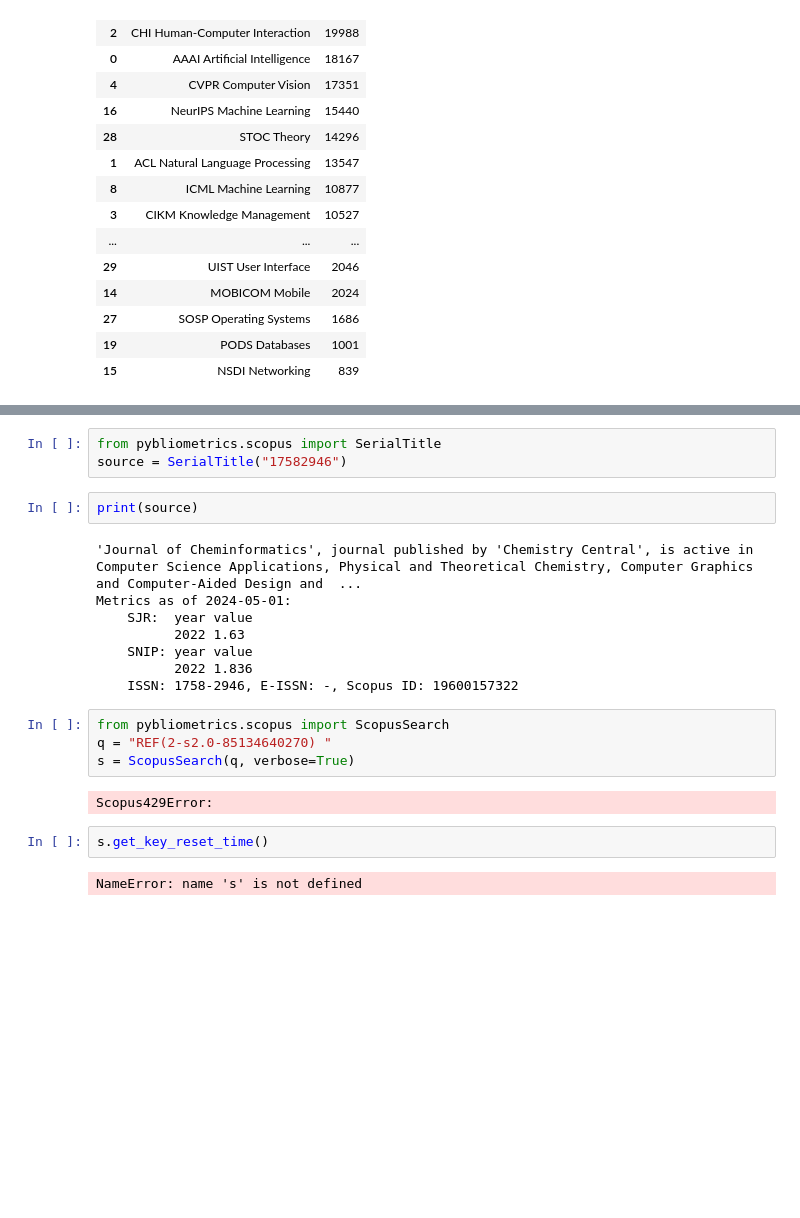
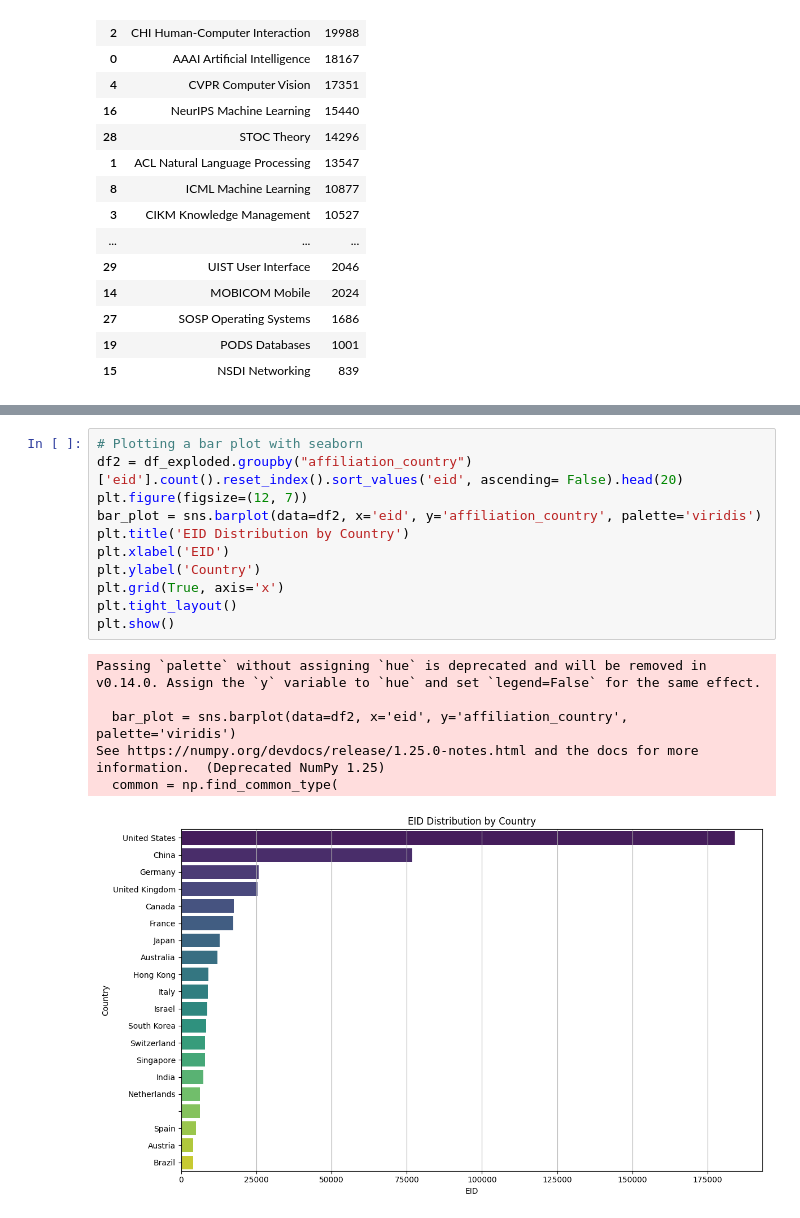
Before and after one commit to JJEliPark/Bibliometric, a Jupyter notebook: papers_eda.ipynb, the cells around one changed output, grey strips where cells are left out. Cells and saved outputs as stored; diff of their text form; blank space fills up the shorter version.

```diff
--- a/papers_eda.ipynb
+++ b/papers_eda.ipynb
@@ -69,23 +134,18 @@ data.groupby('year').count().reset_index()[['year', 'eid']].sort_values('year')
-# %%
-from pybliometrics.scopus import SerialTitle
-source = SerialTitle("17582946")
-# %%
-print(source)
-# %% [output]
-'Journal of Cheminformatics', journal published by 'Chemistry Central', is active in Computer Science Applications, Physical and Theoretical Chemistry, Computer Graphics and Computer-Aided Design and  ...
-Metrics as of 2024-05-01:
-    SJR:  year value
-          2022 1.63
-    SNIP: year value
-          2022 1.836
-    ISSN: 1758-2946, E-ISSN: -, Scopus ID: 19600157322
-# %%
-from pybliometrics.scopus import ScopusSearch
-q = "REF(2-s2.0-85134640270) "
-s = ScopusSearch(q, verbose=True)
-# %% [output]
-Scopus429Error:
-# %%
-s.get_key_reset_time()
-# %% [output]
-NameError: name 's' is not defined
+# %%
+# Plotting a bar plot with seaborn
+df2 = df_exploded.groupby("affiliation_country")['eid'].count().reset_index().sort_values('eid', ascending= False).head(20)
+plt.figure(figsize=(12, 7))
+bar_plot = sns.barplot(data=df2, x='eid', y='affiliation_country', palette='viridis')
+plt.title('EID Distribution by Country')
+plt.xlabel('EID')
+plt.ylabel('Country')
+plt.grid(True, axis='x')
+plt.tight_layout()
+plt.show()
+# %% [output]
+Passing `palette` without assigning `hue` is deprecated and will be removed in v0.14.0. Assign the `y` variable to `hue` and set `legend=False` for the same effect.
+
+  bar_plot = sns.barplot(data=df2, x='eid', y='affiliation_country', palette='viridis')
+See https://numpy.org/devdocs/release/1.25.0-notes.html and the docs for more information.  (Deprecated NumPy 1.25)
+  common = np.find_common_type(
+[figure, added]
```
Also changed, not shown: parts of 5 cells of this notebook, 17 other files.
